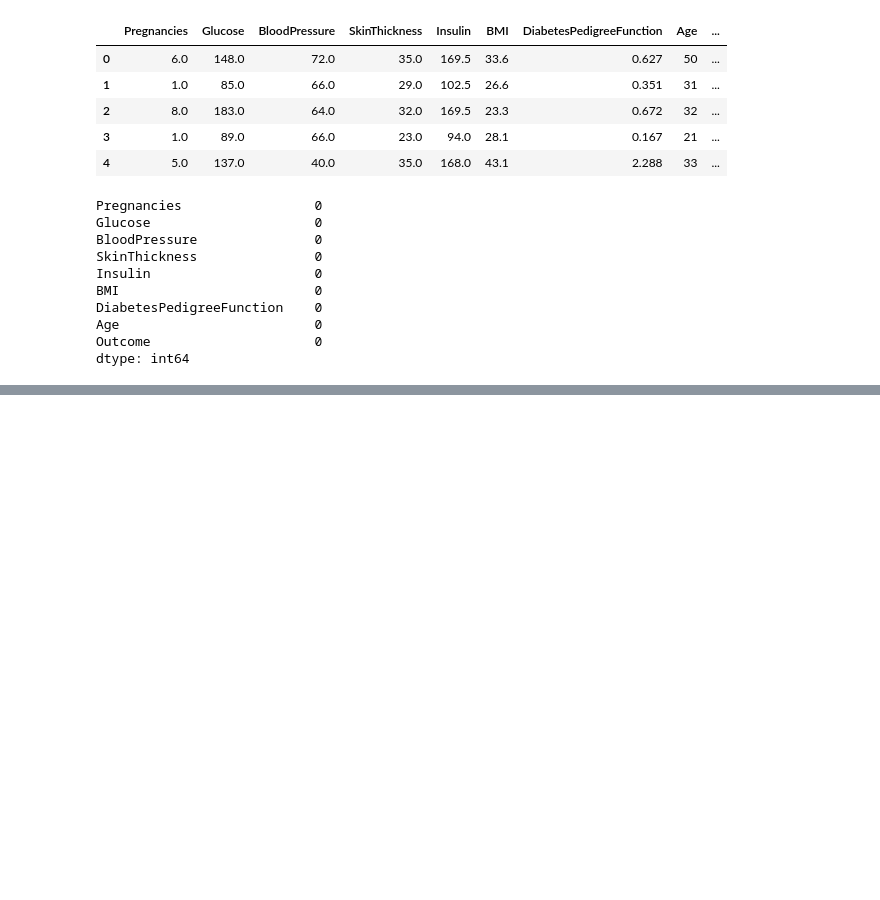
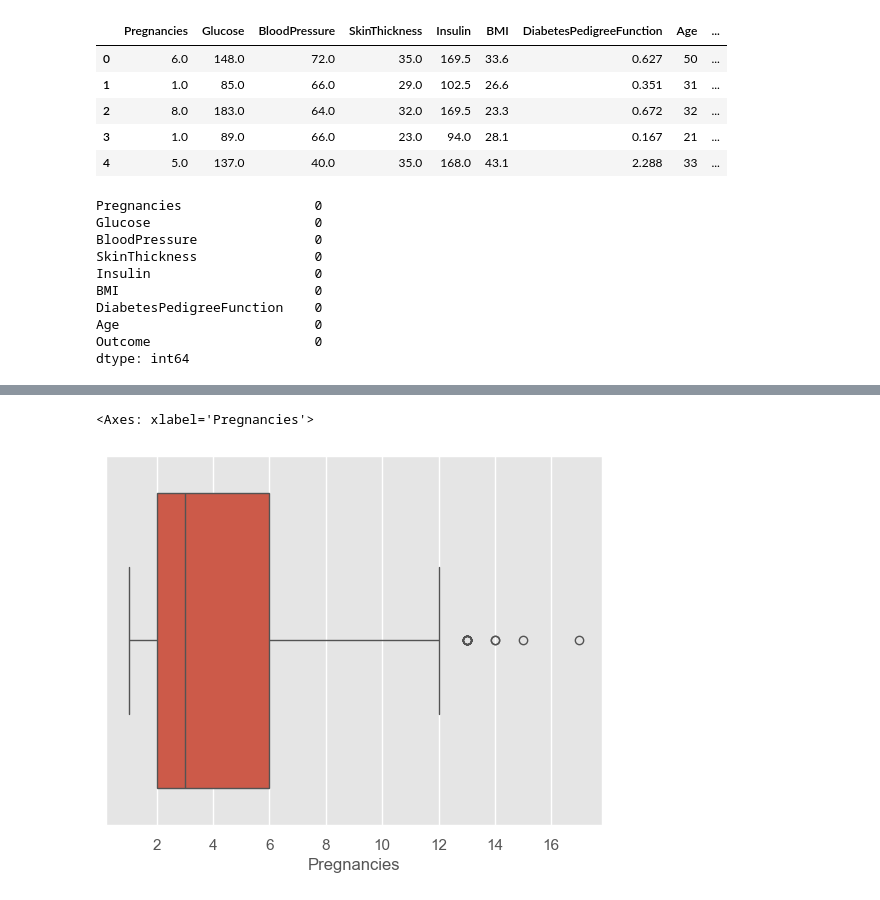
Before and after one commit to vikasjangidmk/A-Machine-Learning-Approach-to-Diabetes-Prediction-Performance-Comparison-of-Multiple-Classifiers, a Jupyter notebook: Notebook.ipynb, the cells around one changed output, grey strips where cells are left out. Cells and saved outputs as stored; diff of their text form; code cells hidden in the pictures; blank space fills up the shorter version.

```diff
--- a/Notebook.ipynb
+++ b/Notebook.ipynb
@@ -374,0 +405,5 @@ dtype: int64
+# %%
+sns.boxplot(x = df['Pregnancies'])
+# %% [output]
+<Axes: xlabel='Pregnancies'>
+[figure, added]
```
Also changed, not shown: parts of 8 cells of this notebook.
